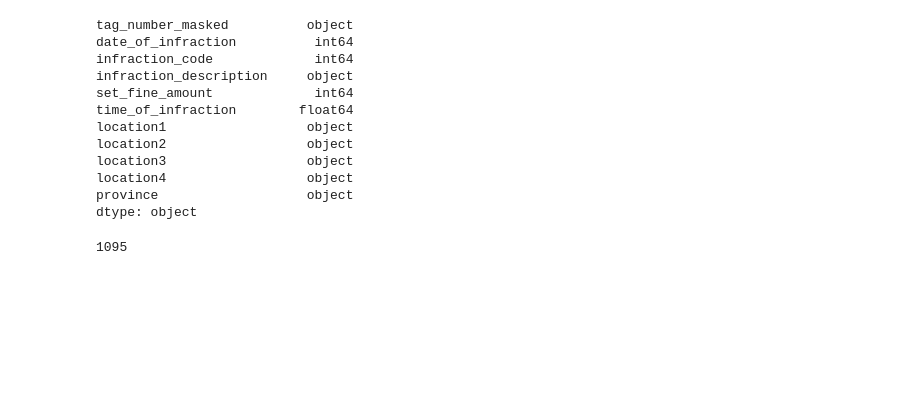
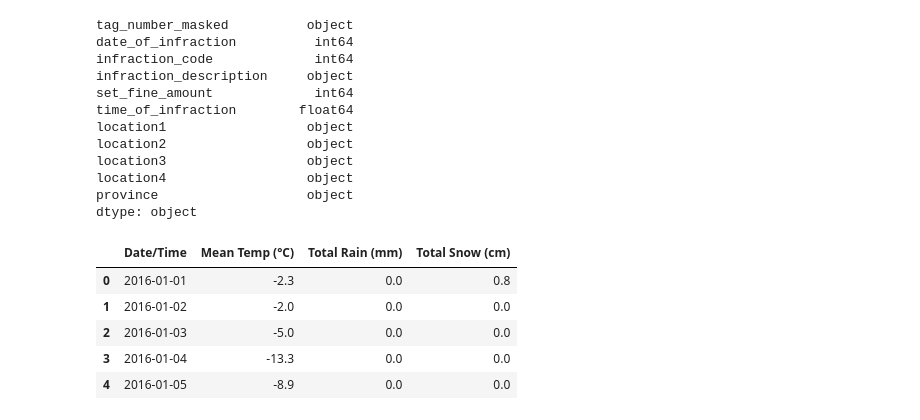
Before and after one commit to chuhaovince/UofT_DataBootcamp_Project_1, a Jupyter notebook: Project1-Vince.ipynb, the cells around one changed output. Saved outputs shown, nothing was run; the diff lists cells and outputs as text; code cells hidden in the pictures; blank space fills up the shorter version.

```diff
--- a/Project1-Vince.ipynb
+++ b/Project1-Vince.ipynb
@@ -96,8 +102,16 @@ wData23 = pd.read_csv("Resourses\en_climate_daily_ON_TorontoCity_2018.csv")
 # %%
-wDataTCC = pd.concat([wData11, wData12, wData13])
-wDataTC = pd.concat([wData21, wData22, wData23])
-weatherData = pd.merge(wDataTCC, wDataTC, on =["Date/Time", "Date/Time"] )
-len(weatherData)
+#wDataTCC = pd.concat([wData11, wData12, wData13])
+#wDataTC = pd.concat([wData21, wData22, wData23])
+#weatherData = pd.merge(wDataTCC, wDataTC, on =["Date/Time", "Date/Time"] )
+#df= weatherData[['Date/Time', 'Mean Temp (°C)_x','Mean Temp (°C)_y', 'Total Rain (mm)_x','Total Rain (mm)_y', 'Snow on Grnd (cm)_x', 'Total Snow (cm)_y' ]]
+wDataTIA = pd.concat([wDataTIA2016, wDataTIA2017, wDataTIA2018])
+combine_weather = wDataTIA[['Date/Time', 'Mean Temp (°C)','Total Rain (mm)','Total Snow (cm)']]
+combine_weather.head()
 # %% [output]
-1095
+|  | Date/Time | Mean Temp (°C) | Total Rain (mm) | Total Snow (cm) |
+| 0 | 2016-01-01 | -2.3 | 0.0 | 0.8 |
+| 1 | 2016-01-02 | -2.0 | 0.0 | 0.0 |
+| 2 | 2016-01-03 | -5.0 | 0.0 | 0.0 |
+| 3 | 2016-01-04 | -13.3 | 0.0 | 0.0 |
+| 4 | 2016-01-05 | -8.9 | 0.0 | 0.0 |
 # %%
```
Also changed, not shown: parts of 8 cells of this notebook, 4 other files.
